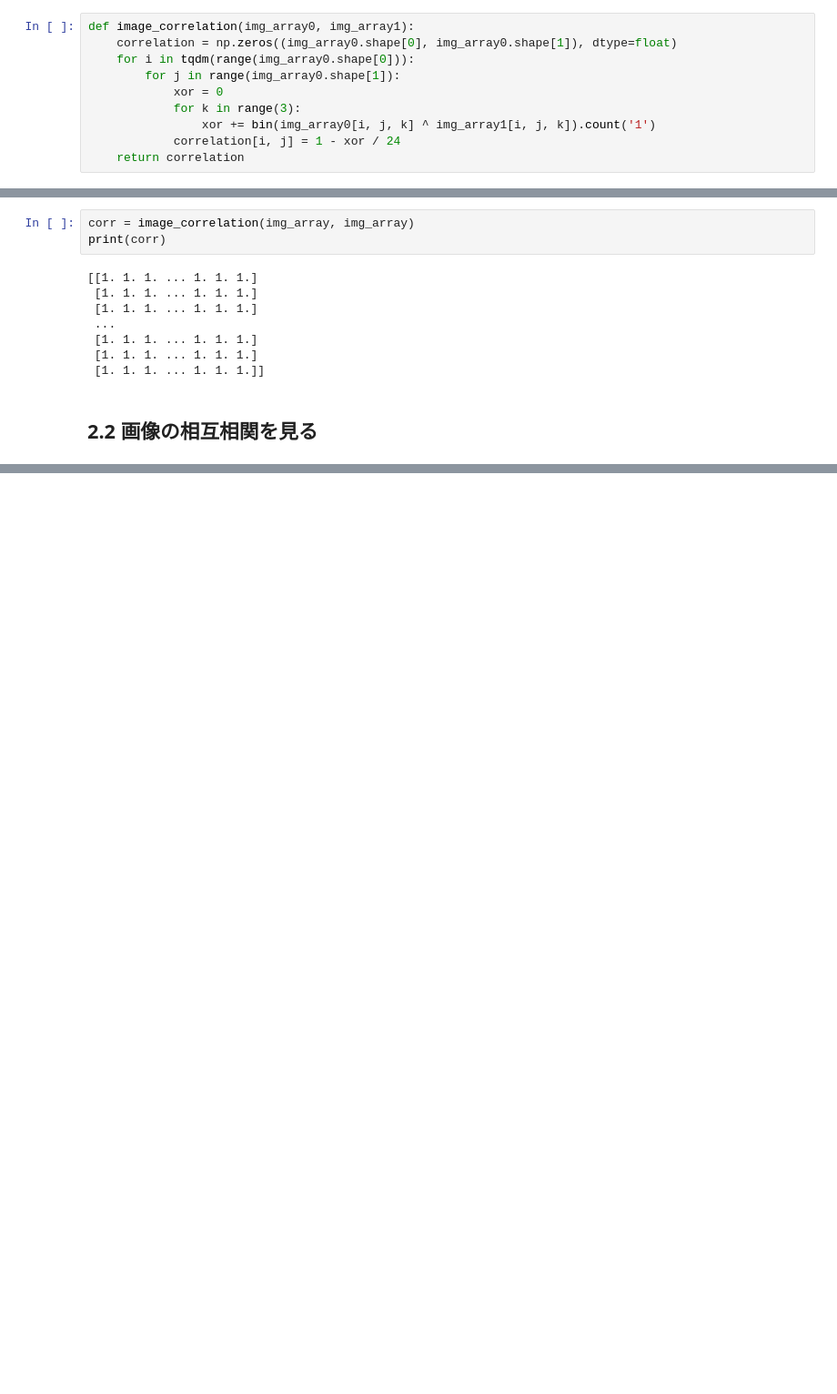
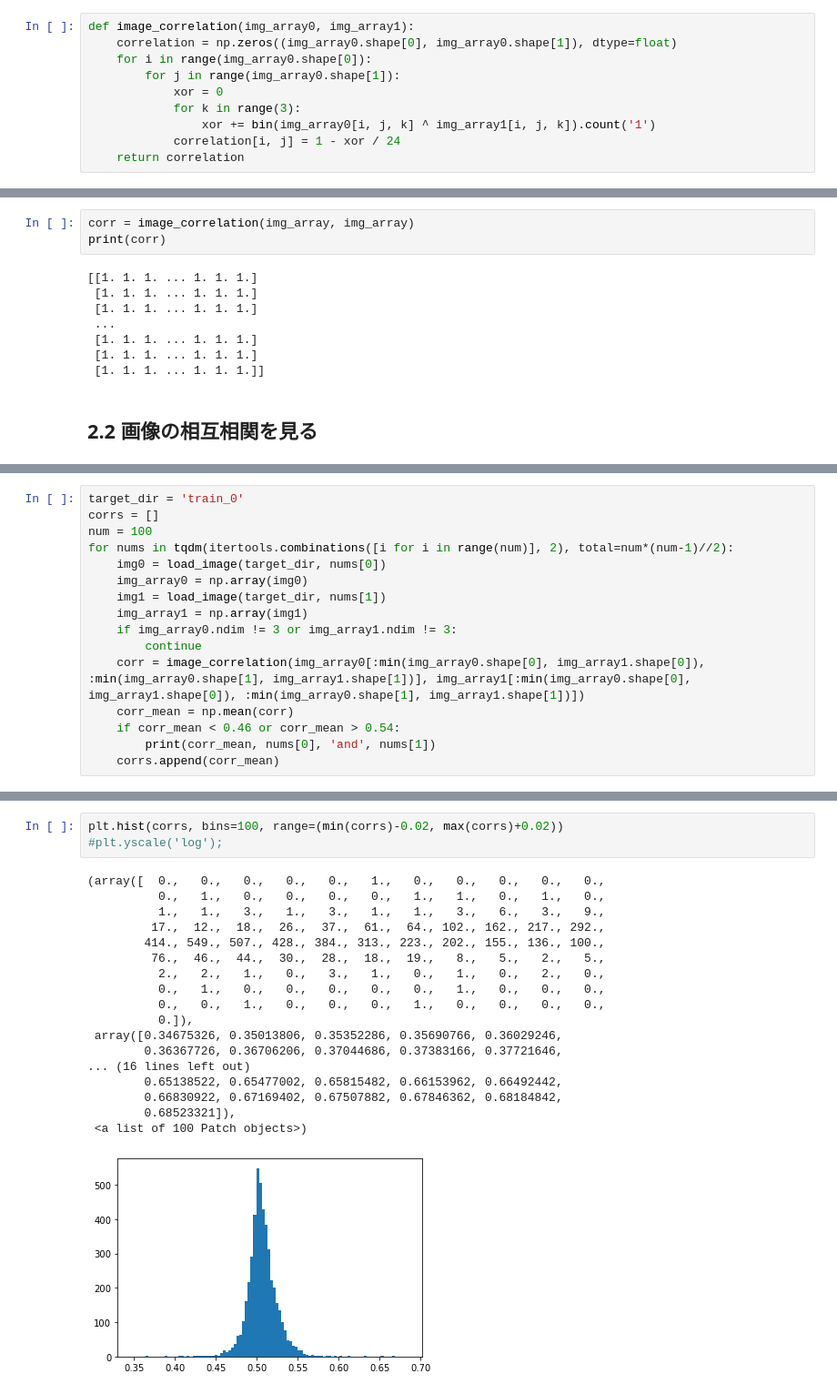
Before and after one commit to n-nooobu/masterthesis, a Jupyter notebook: src/correlation.ipynb, the cells around one changed output, grey strips where cells are left out. Shown at 91% size. Cells and saved outputs as stored; diff of their text form; blank space fills up the shorter version.

```diff
--- a/src/correlation.ipynb
+++ b/src/correlation.ipynb
@@ -56,7 +57,7 @@ def load_image(target_dir, image_number):
 # %%
 def image_correlation(img_array0, img_array1):
     correlation = np.zeros((img_array0.shape[0], img_array0.shape[1]), dtype=float)
-    for i in tqdm(range(img_array0.shape[0])):
+    for i in range(img_array0.shape[0]):
         for j in range(img_array0.shape[1]):
             xor = 0
             for k in range(3):
@@ -128,0 +132,16 @@ print(np.mean(corr))
+# %%
+target_dir = 'train_0'
+corrs = []
+num = 100
+for nums in tqdm(itertools.combinations([i for i in range(num)], 2), total=num*(num-1)//2):
+    img0 = load_image(target_dir, nums[0])
+    img_array0 = np.array(img0)
+    img1 = load_image(target_dir, nums[1])
+    img_array1 = np.array(img1)
+    if img_array0.ndim != 3 or img_array1.ndim != 3:
+        continue
+    corr = image_correlation(img_array0[:min(img_array0.shape[0], img_array1.shape[0]), :min(img_array0.shape[1], img_array1.shape[1])], img_array1[:min(img_array0.shape[0], img_array1.shape[0]), :min(img_array0.shape[1], img_array1.shape[1])])
+    corr_mean = np.mean(corr)
+    if corr_mean < 0.46 or corr_mean > 0.54:
+        print(corr_mean, nums[0], 'and', nums[1])
+    corrs.append(corr_mean)
@@ -128,0 +166,22 @@ print(np.mean(corr))
+# %%
+plt.hist(corrs, bins=100, range=(min(corrs)-0.02, max(corrs)+0.02))
+#plt.yscale('log');
+# %% [output]
+(array([  0.,   0.,   0.,   0.,   0.,   1.,   0.,   0.,   0.,   0.,   0.,
+          0.,   1.,   0.,   0.,   0.,   0.,   1.,   1.,   0.,   1.,   0.,
+          1.,   1.,   3.,   1.,   3.,   1.,   1.,   3.,   6.,   3.,   9.,
+         17.,  12.,  18.,  26.,  37.,  61.,  64., 102., 162., 217., 292.,
+        414., 549., 507., 428., 384., 313., 223., 202., 155., 136., 100.,
+         76.,  46.,  44.,  30.,  28.,  18.,  19.,   8.,   5.,   2.,   5.,
+          2.,   2.,   1.,   0.,   3.,   1.,   0.,   1.,   0.,   2.,   0.,
+          0.,   1.,   0.,   0.,   0.,   0.,   0.,   1.,   0.,   0.,   0.,
+          0.,   0.,   1.,   0.,   0.,   0.,   1.,   0.,   0.,   0.,   0.,
+          0.]),
+ array([0.34675326, 0.35013806, 0.35352286, 0.35690766, 0.36029246,
+        0.36367726, 0.36706206, 0.37044686, 0.37383166, 0.37721646,
+... (16 lines left out)
+        0.65138522, 0.65477002, 0.65815482, 0.66153962, 0.66492442,
+        0.66830922, 0.67169402, 0.67507882, 0.67846362, 0.68184842,
+        0.68523321]),
+ <a list of 100 Patch objects>)
+[figure, added]
```
Also changed, not shown: parts of 6 cells of this notebook, 4 other files.
